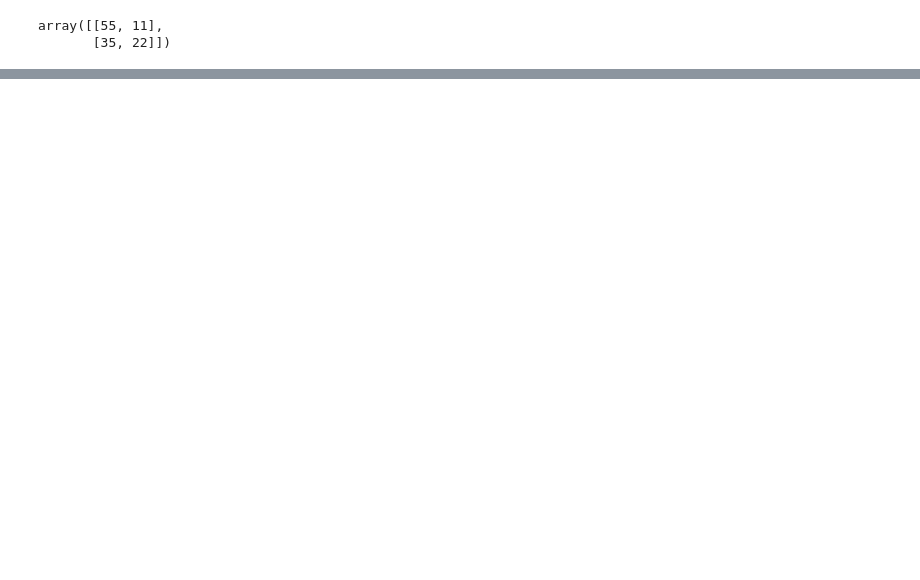
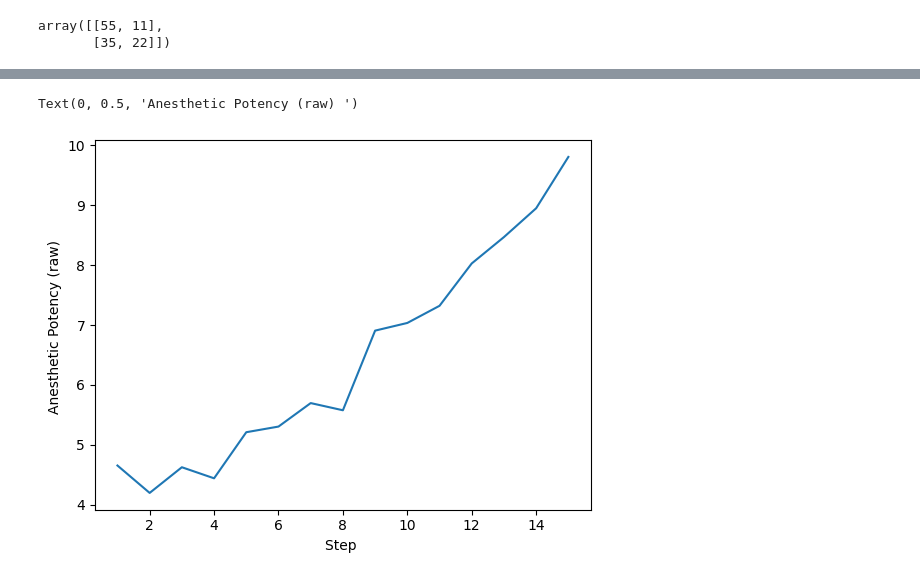
Before and after one commit to BradyCh/ACTSO_Anesthetics, a Jupyter notebook: ACTSO_project.ipynb, the cells around one changed output, grey strips where cells are left out. Saved outputs shown, nothing was run; the diff lists cells and outputs as text; code cells hidden in the pictures; blank space fills up the shorter version.

```diff
--- a/ACTSO_project.ipynb
+++ b/ACTSO_project.ipynb
@@ -1256,0 +1214,3 @@ print(test[test['Actual class']==0])
+# %%
+df=pd.read_excel('gdrive/My Drive/staged_learning_2.xlsx')
+df #dataframe
@@ -1256,0 +1258,8 @@ print(test[test['Actual class']==0])
+# %%
+steparray = [1,2,3,4,5,6,7,8,9,10,11,12,13,14,15]
+scorearray = []
+for i in steparray:
+  df_step = df[df['step']== i]
+  print(df_step)
+  raw_step = df_step['AnesthPot (raw)']
+  scorearray.append(np.mean(raw_step))
@@ -1256,0 +1284,9 @@ print(test[test['Actual class']==0])
+# %%
+plt.plot(steparray,scorearray)
+
+
+plt.xlabel('Step ')
+plt.ylabel('Anesthetic Potency (raw) ')
+# %% [output]
+Text(0, 0.5, 'Anesthetic Potency (raw) ')
+[figure, added]
```
Also changed, not shown: parts of 22 cells of this notebook.
